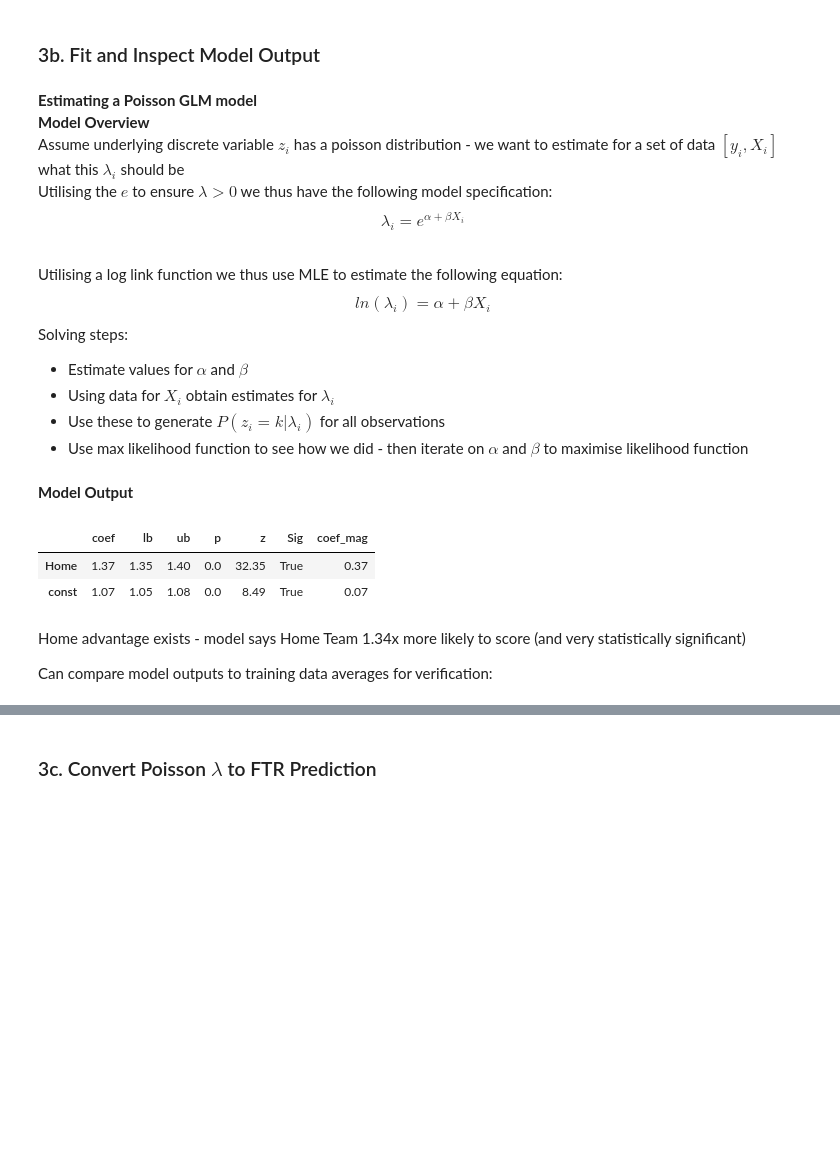
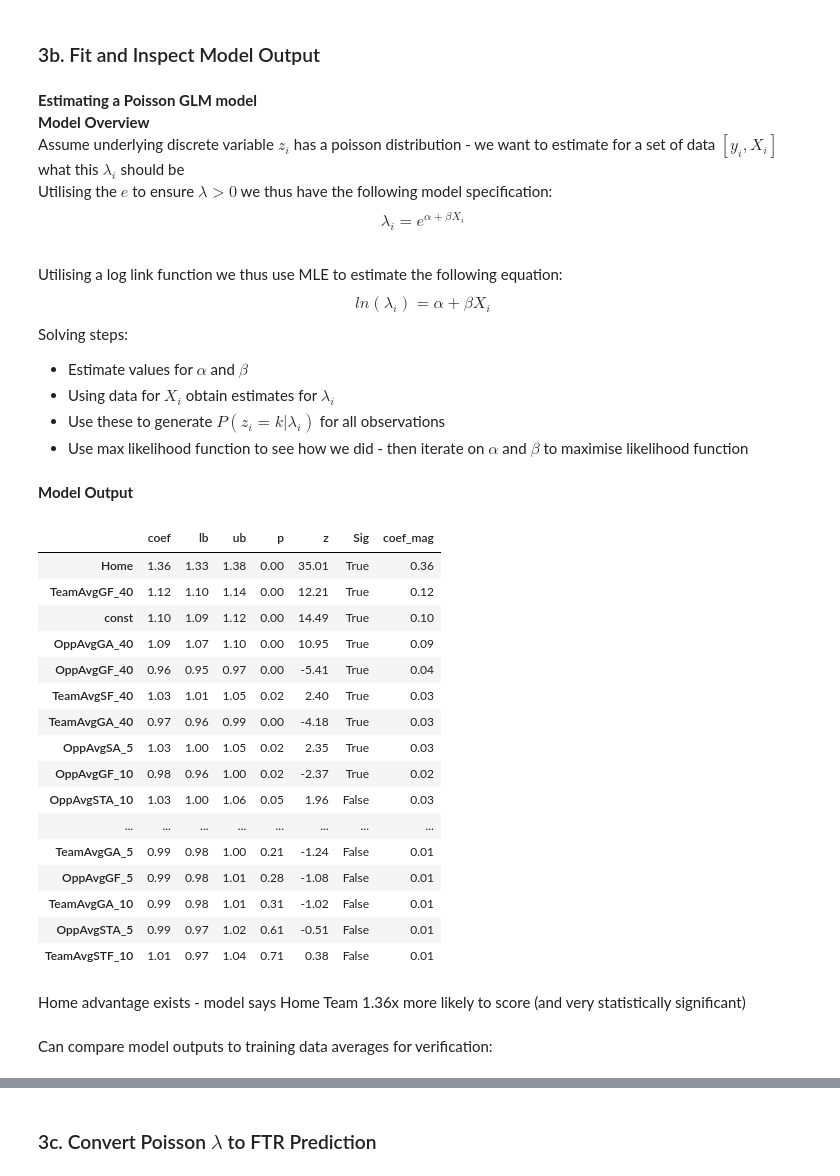
Before and after one commit to mjam03/epl, a Jupyter notebook: notebooks/First Models.ipynb, the cells around one changed output, grey strips where cells are left out. Cells and saved outputs as stored; diff of their text form; code cells hidden in the pictures; blank space fills up the shorter version.

```diff
--- a/notebooks/First Models.ipynb
+++ b/notebooks/First Models.ipynb
@@ -41,7 +41,7 @@ match_key_cols = ['Date', 'HomeTeam', 'AwayTeam']
 id_cols = ['Country', 'Div', 'Season']
 match_other_cols = ['FTHG', 'FTAG', 'FTR']
 
-wc = {'Country': ['=', 'italy']}
+wc = {'Div': ['IN', ['E0', 'I1', 'SP1', 'D1', 'F1']]}
 # %%
 match_cols = match_key_cols + id_cols + match_other_cols
 df_matches = create_and_query('matches', cols=match_cols, wc=wc)
@@ -99,3 +63,13 @@ len(df_matches)
+# %%
+test_frac = 1/10
+seed = 123
+
+train_matches, test_matches = train_test_split(df_matches, test_size = test_frac, random_state=seed, stratify=df_matches['FTR'])
+
+train_matches['Train'] = True
+test_matches['Train'] = False
+
+df_matches = pd.concat([train_matches, test_matches])
 # %% [markdown]
 Now we convert so we have a row per team per match
 # %%
@@ -184,12 +158,26 @@ __Select Data__
 # %%
 pred_col = 'GF'
 
+train_col = ['Train']
 feats = ['Home']
-stand_feats = []
+stand_feats = ['TeamAvgGF_5', 'TeamAvgGA_5',
+               'OppAvgGF_5', 'OppAvgGA_5',
+               'TeamAvgSF_5', 'TeamAvgSTF_5',
+               'OppAvgSA_5', 'OppAvgSTA_5',
+
+               'TeamAvgGF_10', 'TeamAvgGA_10',
+               'OppAvgGF_10', 'OppAvgGA_10',
+               'TeamAvgSF_10', 'TeamAvgSTF_10',
+               'OppAvgSA_10', 'OppAvgSTA_10',
+
+               'TeamAvgGF_40', 'TeamAvgGA_40',
+               'OppAvgGF_40', 'OppAvgGA_40',
+               'TeamAvgSF_40', 'TeamAvgSTF_40',
+               'OppAvgSA_40', 'OppAvgSTA_40']
 norm_feats = []
 all_feats = feats + stand_feats + norm_feats
 
-df_est = df[[pred_col] + all_feats].dropna()
+df_est = df[[pred_col] + train_col + all_feats].dropna()
 print('From original df with {:,} obs, have dropped {:,} NaNs'.format(len(df), len(df) - len(df_est)))
 df_est.tail()
 # %% [output]
@@ -206,10 +194,11 @@ __Split Data into train/test__
 X = df_est[all_feats]
 y = df_est[pred_col]
 
-test_frac = 1/10
-seed = 123
-# split the data
-x_train, x_test, y_train, y_test = train_test_split(X, y, test_size = test_frac, random_state=seed) #, stratify=y)
+x_train = df_est[df_est.Train][all_feats]
+x_test = df_est[~df_est.Train][all_feats]
+
+y_train = df_est[df_est.Train][pred_col]
+y_test = df_est[~df_est.Train][pred_col]
 
 print('Using {:,} cases for training'.format(x_train.shape[0]))
 print('---')
@@ -236,33 +225,51 @@ poisson_model = sm.GLM(y_train, (sm.add_constant(x_train) if add_int else x_trai
 # fit the model
 model = poisson_model.fit()
 # %%
-statsmodels_pretty_print(model, alpha=0.05, dp=2, model_overview=True, param_sort_cols=['Sig', 'coef'])
+model_output = statsmodels_pretty_print(model, alpha=0.05, dp=2, model_overview=True, param_sort_cols=['Sig', 'coef'])
+model_output
 # %% [output]
 
 __Estimating a Poisson GLM model__
 <br>
 __Model Overview__
 <br>
 Assume underlying discrete variable $z_i$ has a poisson distribution - we want to estimate for a set of data $[y_i, X_i]$ what this $\lambda_i$ should be
 <br>
 Utilising the $e$ to ensure $\lambda>0$ we thus have the following model specification:
 <br>
 $$\lambda_i = e^{\alpha + \beta X_i}$$
 <br>
 Utilising a log link function we thus use MLE to estimate the following equation:
 <br>
 $$ln(\lambda_i) = \alpha + \beta X_i$$
 Solving steps:
 - Estimate values for $\alpha$ and $\beta$
 - Using data for $X_i$ obtain estimates for $\lambda_i$
 - Use these to generate $P(z_i = k | \lambda_i)$ for all observations
 - Use max likelihood function to see how we did - then iterate on $\alpha$ and $\beta$ to maximise likelihood function
 __Model Output__
 |  | coef | lb | ub | p | z | Sig | coef_mag |
-| Home | 1.37 | 1.35 | 1.40 | 0.0 | 32.35 | True | 0.37 |
-| const | 1.07 | 1.05 | 1.08 | 0.0 | 8.49 | True | 0.07 |
+| Home | 1.36 | 1.33 | 1.38 | 0.00 | 35.01 | True | 0.36 |
+| TeamAvgGF_40 | 1.12 | 1.10 | 1.14 | 0.00 | 12.21 | True | 0.12 |
+| const | 1.10 | 1.09 | 1.12 | 0.00 | 14.49 | True | 0.10 |
+| OppAvgGA_40 | 1.09 | 1.07 | 1.10 | 0.00 | 10.95 | True | 0.09 |
+| OppAvgGF_40 | 0.96 | 0.95 | 0.97 | 0.00 | -5.41 | True | 0.04 |
+| TeamAvgSF_40 | 1.03 | 1.01 | 1.05 | 0.02 | 2.40 | True | 0.03 |
+| TeamAvgGA_40 | 0.97 | 0.96 | 0.99 | 0.00 | -4.18 | True | 0.03 |
+| OppAvgSA_5 | 1.03 | 1.00 | 1.05 | 0.02 | 2.35 | True | 0.03 |
+| OppAvgGF_10 | 0.98 | 0.96 | 1.00 | 0.02 | -2.37 | True | 0.02 |
+| OppAvgSTA_10 | 1.03 | 1.00 | 1.06 | 0.05 | 1.96 | False | 0.03 |
+| ... | ... | ... | ... | ... | ... | ... | ... |
+| TeamAvgGA_5 | 0.99 | 0.98 | 1.00 | 0.21 | -1.24 | False | 0.01 |
+| OppAvgGF_5 | 0.99 | 0.98 | 1.01 | 0.28 | -1.08 | False | 0.01 |
+| TeamAvgGA_10 | 0.99 | 0.98 | 1.01 | 0.31 | -1.02 | False | 0.01 |
+| OppAvgSTA_5 | 0.99 | 0.97 | 1.02 | 0.61 | -0.51 | False | 0.01 |
+| TeamAvgSTF_10 | 1.01 | 0.97 | 1.04 | 0.71 | 0.38 | False | 0.01 |
-# %% [markdown]
-Home advantage exists - model says Home Team 1.34x more likely to score (and very statistically significant)
-
-Can compare model outputs to training data averages for verification:
+# %%
+display(Markdown("Home advantage exists - model says Home Team {:.2f}x more likely to score (and very statistically significant)".format(model_output['coef']['Home'])))
+
+display(Markdown("Can compare model outputs to training data averages for verification:"))
+# %% [output]
+Home advantage exists - model says Home Team 1.36x more likely to score (and very statistically significant)
+Can compare model outputs to training data averages for verification:
 # %%
```
Also changed, not shown: parts of 34 cells of this notebook, 8 other files.
